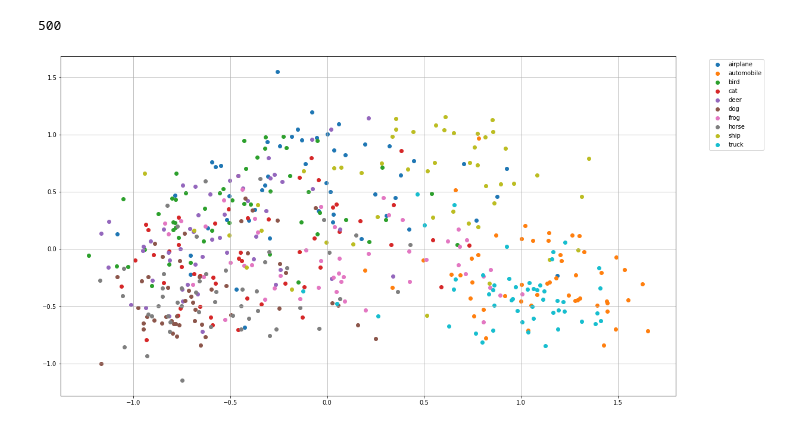
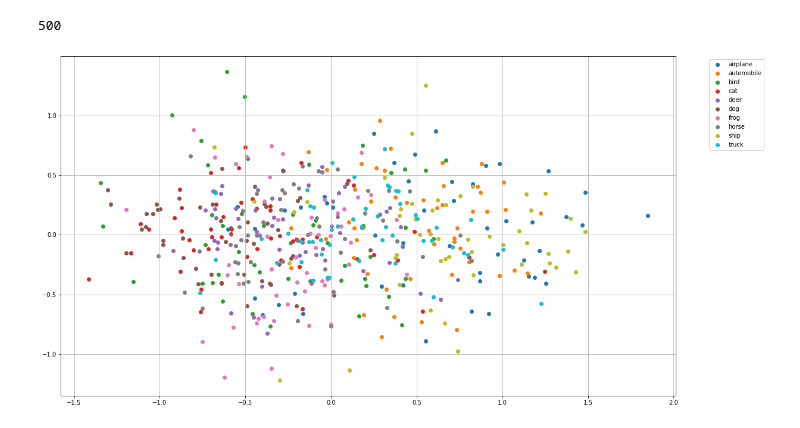
Before and after one commit to DXV-CV-20202/image_retrieval, a Jupyter notebook: visualize.ipynb, the cells around one changed output. Drawn from its saved outputs; the diff is of its cells as text; code cells hidden in the pictures.

```diff
--- a/visualize.ipynb
+++ b/visualize.ipynb
@@ -16,19 +16,19 @@ import matplotlib.pyplot as plt
 db_cfg_path='./config/database.json'
 connect_name='mongodb'
 extr_cfg_path='./config/feature_extractor.json'
-list_features=['deep_representation_4']
+list_features=['HOG_CIFAR_8x8x16x16']
 testset_path = './data/cifar-10/test.json'
 trainset_path = './data/cifar-10/train.json'
 # %%
-with open(db_cfg_path) as f:
-    db_config = json.load(f)
-db_config = db_config[connect_name]
-del db_config['name']
-client = pymongo.MongoClient(**db_config)
-db = client.image_retrieval
-collection = db.image_features
-collection = collection.find()
-collection = list(collection)
+# with open(db_cfg_path) as f:
+#     db_config = json.load(f)
+# db_config = db_config[connect_name]
+# del db_config['name']
+# client = pymongo.MongoClient(**db_config)
+# db = client.image_retrieval
+# collection = db.image_features
+# collection = collection.find()
+# collection = list(collection)
 
 with open(extr_cfg_path) as f:
     extractors_cfg = json.load(f)
@@ -67,7 +67,7 @@ def extract_features_and_classes(dataset_des, extractors):
     classes = [des['image_path'].split('/')[-2] for des in dataset_des]
     return features, classes
 
-def visualize(features, classes, visualized_classes=all_classes):
+def visualize(features, classes, visualized_classes=all_classes, save=False, file_name=None):
     pca.fit(features)
     pca_features = pca.transform(features)
     plt_colors = [colors[class_ids[c]] for c in classes]
@@ -86,27 +86,29 @@ def visualize(features, classes, visualized_classes=all_classes):
     ax.legend(bbox_to_anchor=(1.05, 1), loc='upper left')
     ax.grid()
 
+    if save:
+        plt.savefig(file_name)
     plt.show()
 # %%
 with open(testset_path) as f:
     testset_des = json.load(f)
 
 with open(trainset_path) as f:
     trainset_des = json.load(f)
 
 data_des = trainset_des + testset_des
 # data_des = trainset_des
 # data_des = testset_des
 
 data_size = 500
 idx_mul = len(data_des) // data_size
 data_des = [data_des[i * idx_mul] for i in range(data_size)]
 print(len(data_des))
 
 features, classes = extract_features_and_classes(data_des, extractors)
 
 visualized_class = all_classes
-visualize(features, classes, visualized_class)
+visualize(features, classes, visualized_class, save=True, file_name='./exp/'+list_features[0]+'_visualize.png')
 # %% [output]
 500
-[figure, old version]
+[figure, new version]
```
Also changed, not shown: parts of 2 cells of this notebook, 2 other files.
